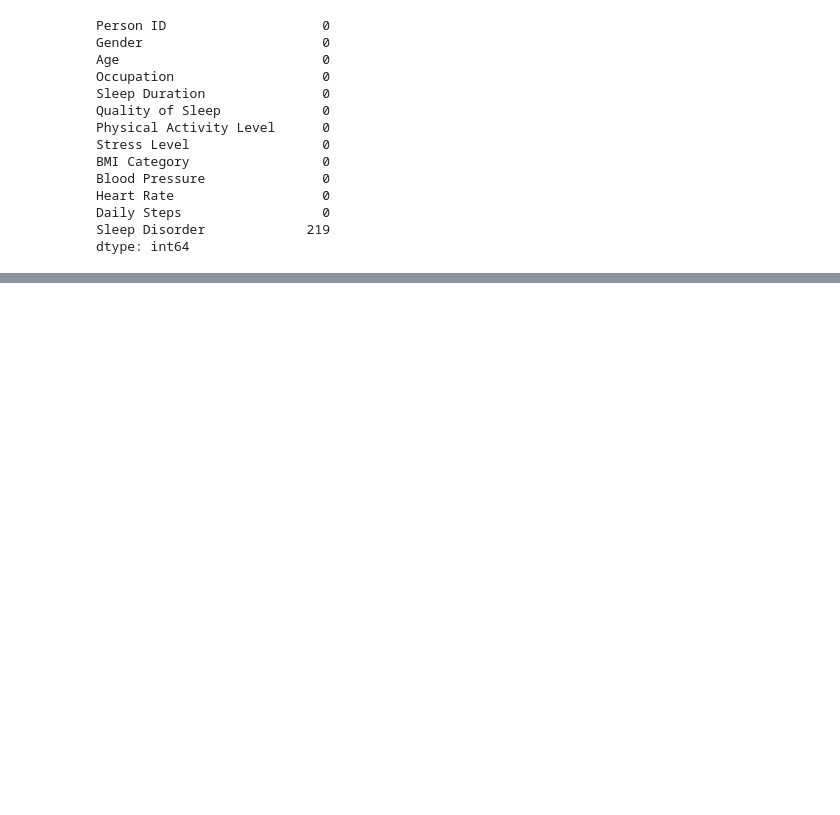
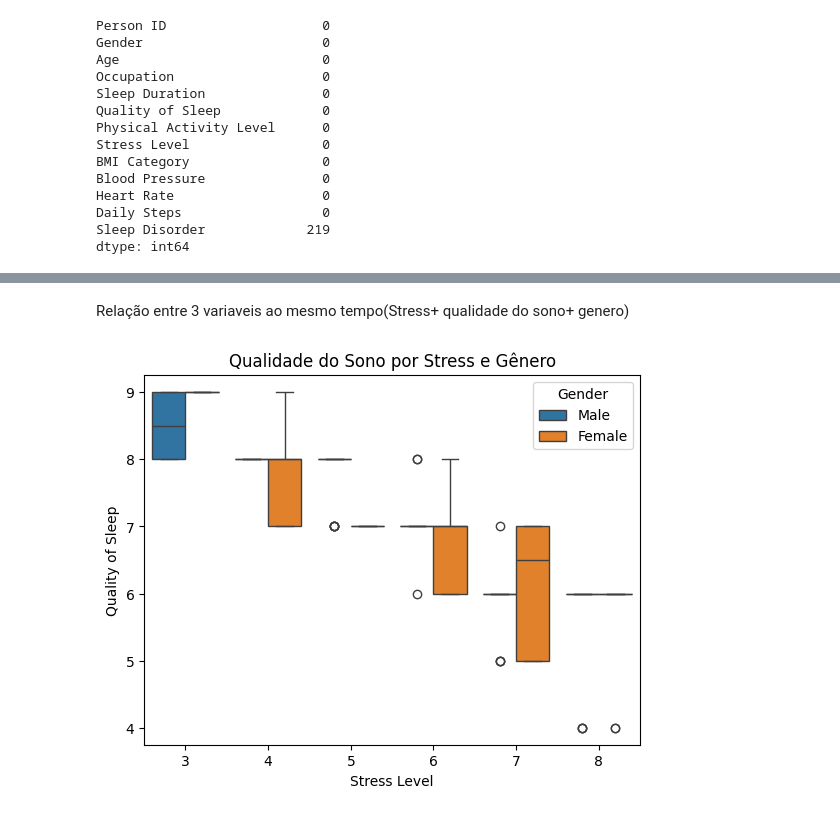
Before and after one commit to AgathaAlmeida7/analise-de-habitos-bem-estar, a Jupyter notebook: notebooks/01_exploracao_inicial.ipynb, the cells around one changed output, grey strips where cells are left out. Cells and saved outputs as stored; diff of their text form; code cells hidden in the pictures; blank space fills up the shorter version.

```diff
--- a/notebooks/01_exploracao_inicial.ipynb
+++ b/notebooks/01_exploracao_inicial.ipynb
@@ -108,0 +361,8 @@ dtype: int64
+# %% [markdown]
+Relação entre 3 variaveis ao mesmo tempo(Stress+ qualidade do sono+ genero)
+# %%
+sns.boxplot(x="Stress Level", y="Quality of Sleep", hue="Gender", data=df)
+plt.title("Qualidade do Sono por Stress e Gênero")
+plt.show()
+# %% [output]
+[figure, added]
```
Also changed, not shown: parts of 39 cells of this notebook, 2 other files.
